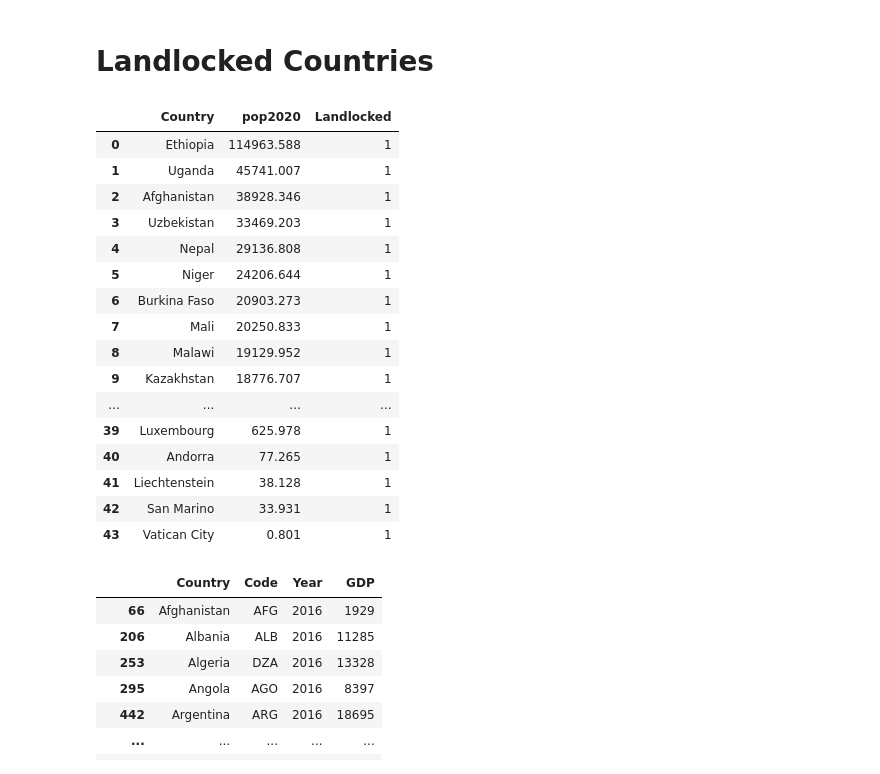
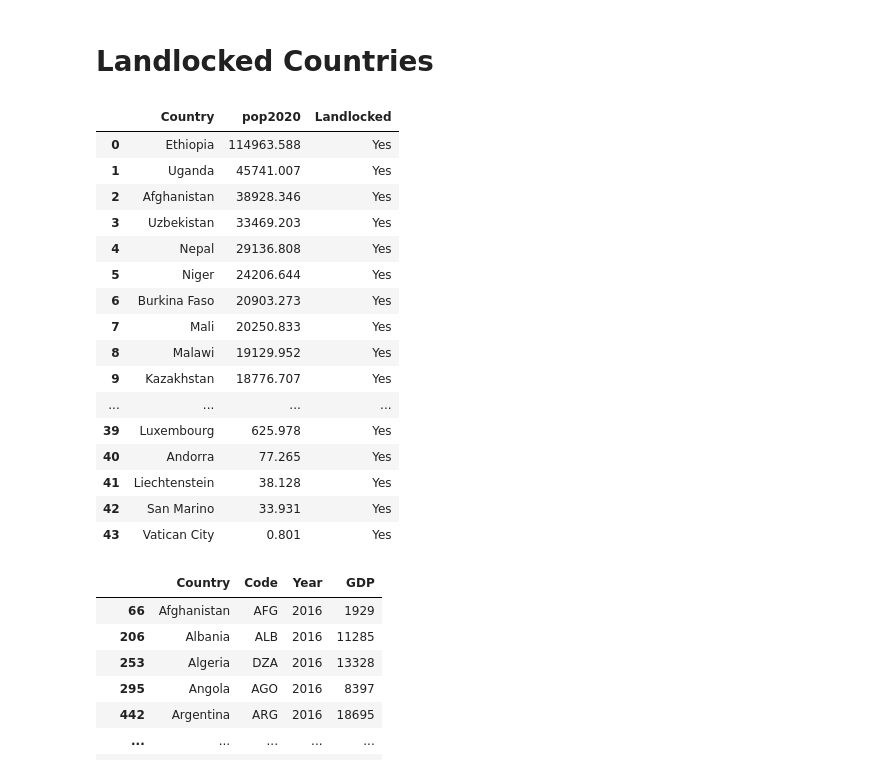
Before and after one commit to leonvanderlee/why_are_countries_wealthy, a Jupyter notebook: code/cleaning.ipynb, the cells around one changed output. Cells and saved outputs as stored; diff of their text form; code cells hidden in the pictures.

```diff
--- a/code/cleaning.ipynb
+++ b/code/cleaning.ipynb
@@ -188,31 +188,31 @@ data.to_sql('gross_domestic_product', engine, if_exists='replace', index=False)
 # %%
 landlocked = pd.read_csv('../data/landlocked_countries 2020.csv')
 
 landlocked = landlocked.rename(columns={'country': 'Country'})
 
-landlocked['Landlocked'] = '1'
+landlocked['Landlocked'] = 'Yes'
 
-landlocked["Landlocked"] = landlocked["Landlocked"].astype(str).astype(int)
+landlocked["Landlocked"] = landlocked["Landlocked"].astype(str).astype(object)
 
 landlocked
 # %% [output]
 |  | Country | pop2020 | Landlocked |
-| 0 | Ethiopia | 114963.588 | 1 |
-| 1 | Uganda | 45741.007 | 1 |
-| 2 | Afghanistan | 38928.346 | 1 |
-| 3 | Uzbekistan | 33469.203 | 1 |
-| 4 | Nepal | 29136.808 | 1 |
-| 5 | Niger | 24206.644 | 1 |
-| 6 | Burkina Faso | 20903.273 | 1 |
-| 7 | Mali | 20250.833 | 1 |
-| 8 | Malawi | 19129.952 | 1 |
-| 9 | Kazakhstan | 18776.707 | 1 |
+| 0 | Ethiopia | 114963.588 | Yes |
+| 1 | Uganda | 45741.007 | Yes |
+| 2 | Afghanistan | 38928.346 | Yes |
+| 3 | Uzbekistan | 33469.203 | Yes |
+| 4 | Nepal | 29136.808 | Yes |
+| 5 | Niger | 24206.644 | Yes |
+| 6 | Burkina Faso | 20903.273 | Yes |
+| 7 | Mali | 20250.833 | Yes |
+| 8 | Malawi | 19129.952 | Yes |
+| 9 | Kazakhstan | 18776.707 | Yes |
 | ... | ... | ... | ... |
-| 39 | Luxembourg | 625.978 | 1 |
-| 40 | Andorra | 77.265 | 1 |
-| 41 | Liechtenstein | 38.128 | 1 |
-| 42 | San Marino | 33.931 | 1 |
-| 43 | Vatican City | 0.801 | 1 |
+| 39 | Luxembourg | 625.978 | Yes |
+| 40 | Andorra | 77.265 | Yes |
+| 41 | Liechtenstein | 38.128 | Yes |
+| 42 | San Marino | 33.931 | Yes |
+| 43 | Vatican City | 0.801 | Yes |
 # %%
 year2016_data_countries = pd.read_csv('../data/average-real-gdp-per-capita-across-countries-and-regions.csv')
 
```
Also changed, not shown: parts of 1 cell of this notebook, 15 other files.
